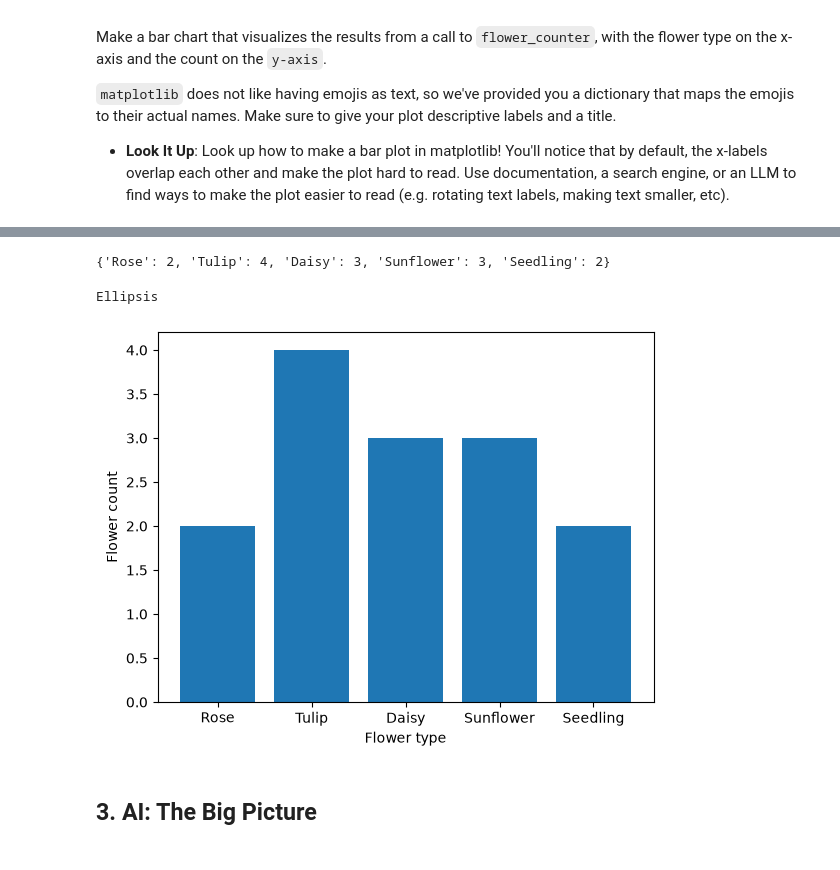
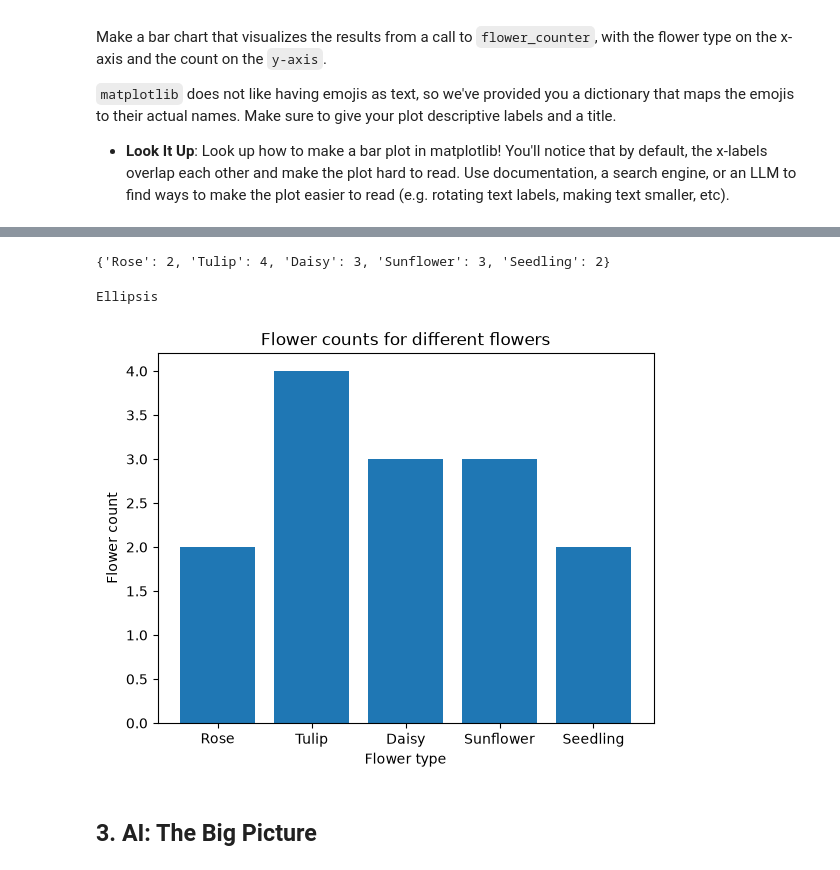
Before and after one commit to yzFrankli/cs31_env, a Jupyter notebook: labs/week1/week1.ipynb, the cells around one changed output, grey strips where cells are left out. Drawn from its saved outputs; the diff is of its cells as text; code cells hidden in the pictures.

```diff
--- a/labs/week1/week1.ipynb
+++ b/labs/week1/week1.ipynb
@@ -491,17 +546,18 @@ flower_dict_names = {
 # %%
 flower_dict = flower_counter(neighborhood, True)
 for key, value in flower_dict_names.items():
     if not flower_dict.get(key) == None:
       flower_dict[value] = flower_dict.pop(key)
 plt.bar(flower_dict.keys(), flower_dict.values())
 print(flower_dict)
 plt.xlabel("Flower type")
+plt.title("Flower counts for different flowers")
 plt.ylabel("Flower count")
 ...
 # %% [output]
 {'Rose': 2, 'Tulip': 4, 'Daisy': 3, 'Sunflower': 3, 'Seedling': 2}
 Ellipsis
-[figure, old version]
+[figure, new version]
 # %% [markdown]
 <!-- END QUESTION -->
 
```
Also changed, not shown: parts of 21 cells of this notebook, 13 other files.
